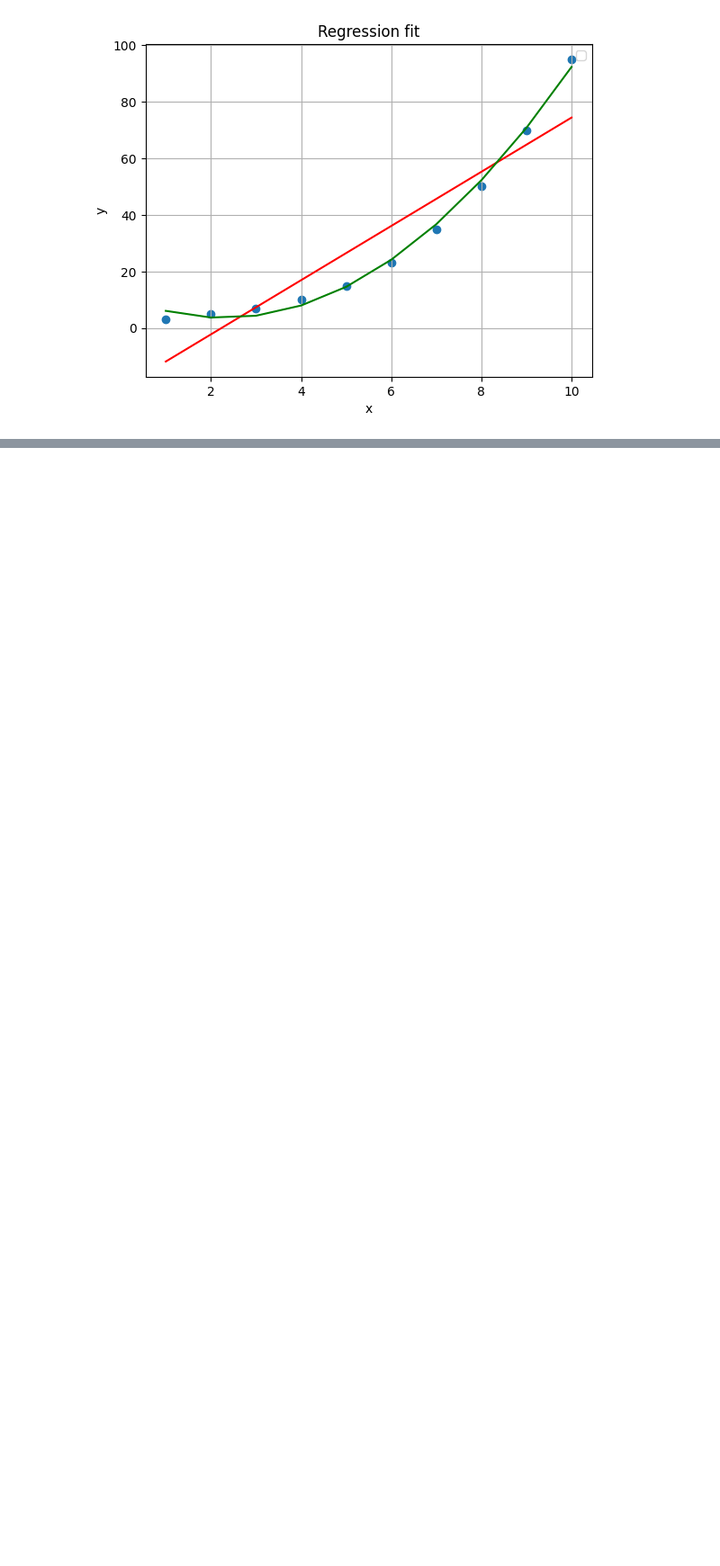
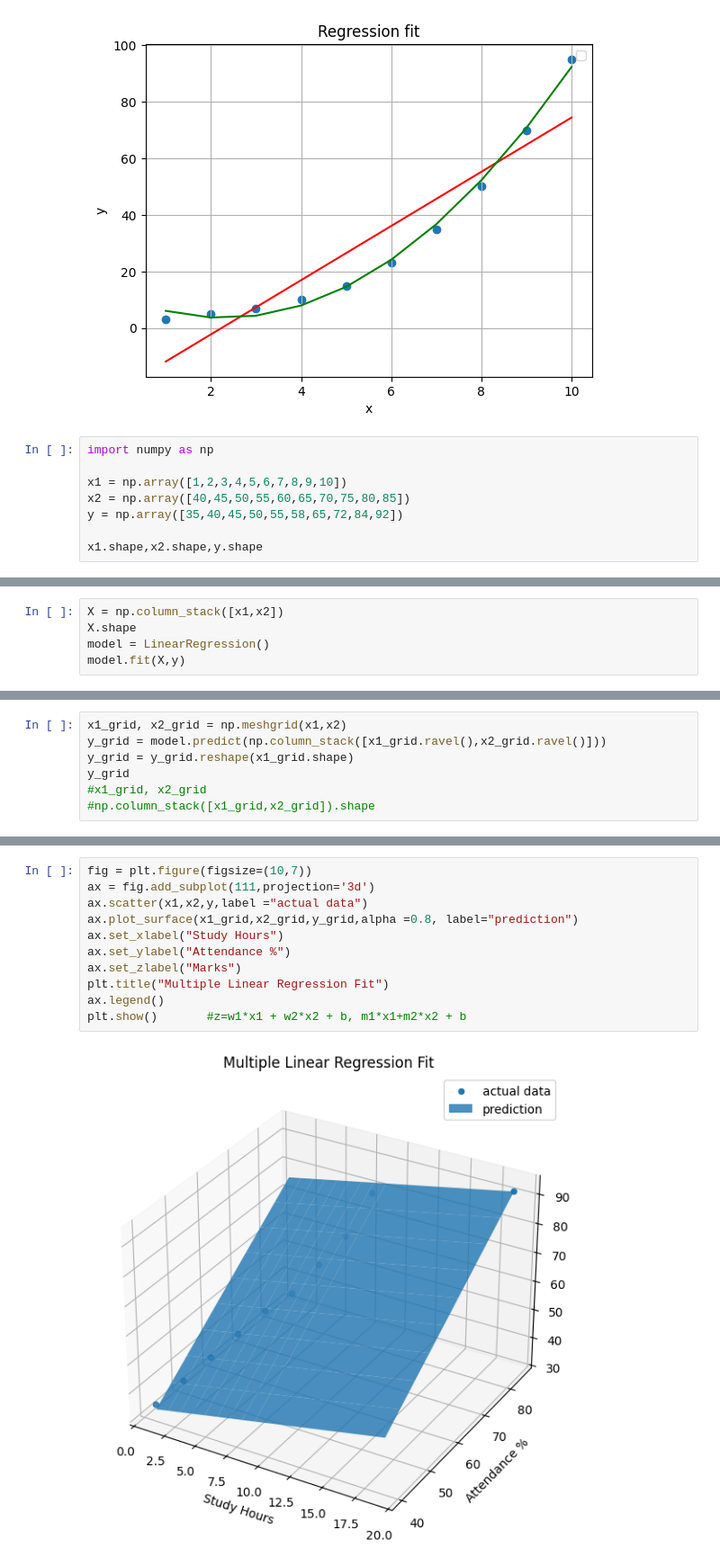
Before and after one commit to MoktanSujita/data-science-class-track, a Jupyter notebook: day14.ipynb, the cells around one changed output, grey strips where cells are left out. Shown at 90% size. Saved outputs shown, nothing was run; the diff lists cells and outputs as text; blank space fills up the shorter version.

```diff
--- a/day14.ipynb
+++ b/day14.ipynb
@@ -34,3 +34,11 @@ plt.grid(True)
 plt.show()
 # %% [output]
 [figure]
+# %%
+import numpy as np
+
+x1 = np.array([1,2,3,4,5,6,7,8,9,10])
+x2 = np.array([40,45,50,55,60,65,70,75,80,85])
+y = np.array([35,40,45,50,55,58,65,72,84,92])
+
+x1.shape,x2.shape,y.shape
@@ -36,0 +47,5 @@ plt.show()
+# %%
+X = np.column_stack([x1,x2])
+X.shape
+model = LinearRegression()
+model.fit(X,y)
@@ -36,0 +66,7 @@ plt.show()
+# %%
+x1_grid, x2_grid = np.meshgrid(x1,x2)
+y_grid = model.predict(np.column_stack([x1_grid.ravel(),x2_grid.ravel()]))
+y_grid = y_grid.reshape(x1_grid.shape)
+y_grid
+#x1_grid, x2_grid
+#np.column_stack([x1_grid,x2_grid]).shape
@@ -36,0 +98,13 @@ plt.show()
+# %%
+fig = plt.figure(figsize=(10,7))
+ax = fig.add_subplot(111,projection='3d')
+ax.scatter(x1,x2,y,label ="actual data")
+ax.plot_surface(x1_grid,x2_grid,y_grid,alpha =0.8, label="prediction")
+ax.set_xlabel("Study Hours")
+ax.set_ylabel("Attendance %")
+ax.set_zlabel("Marks")
+plt.title("Multiple Linear Regression Fit")
+ax.legend()
+plt.show()       #z=w1*x1 + w2*x2 + b, m1*x1+m2*x2 + b
+# %% [output]
+[figure, added]
```
Also changed, not shown: parts of 18 cells of this notebook, 7 other files.
